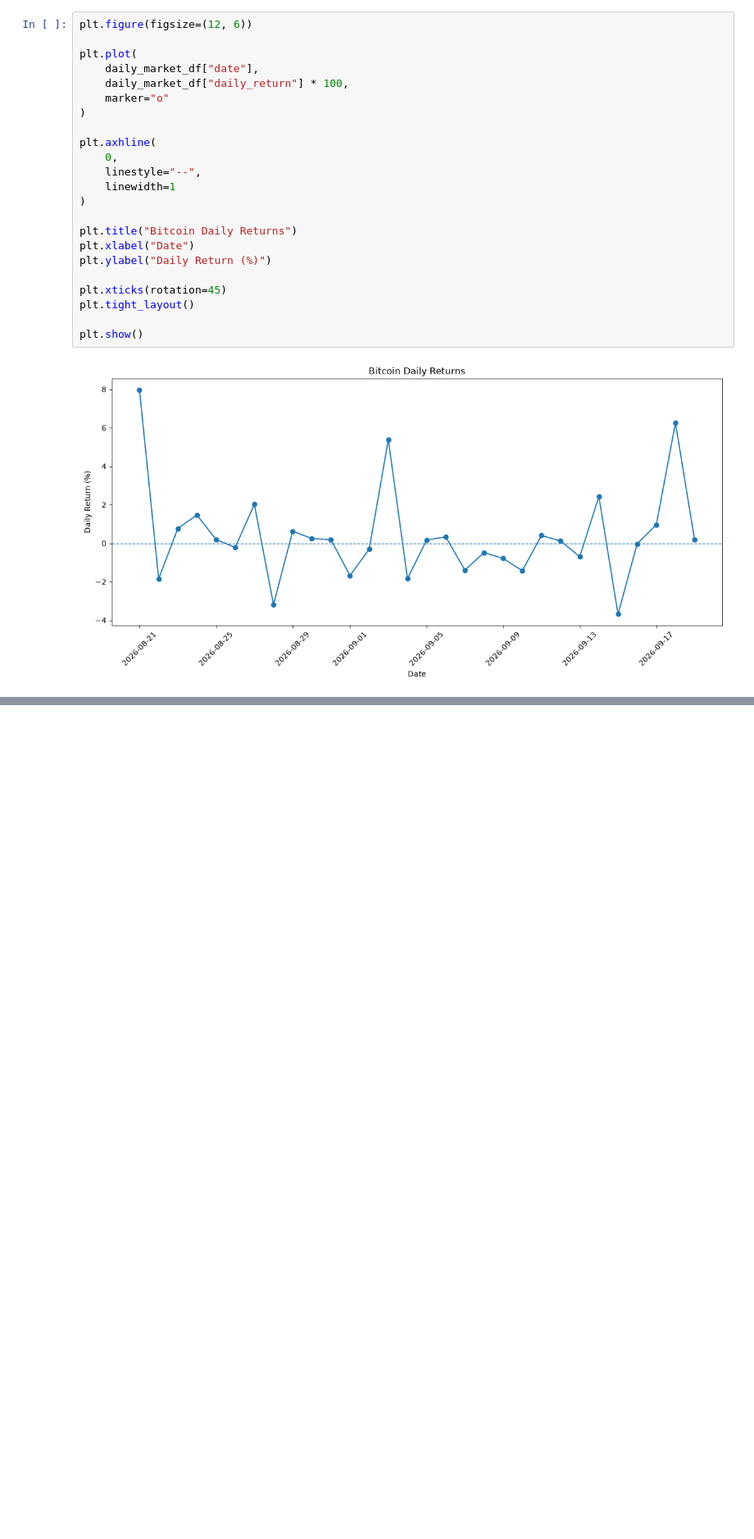
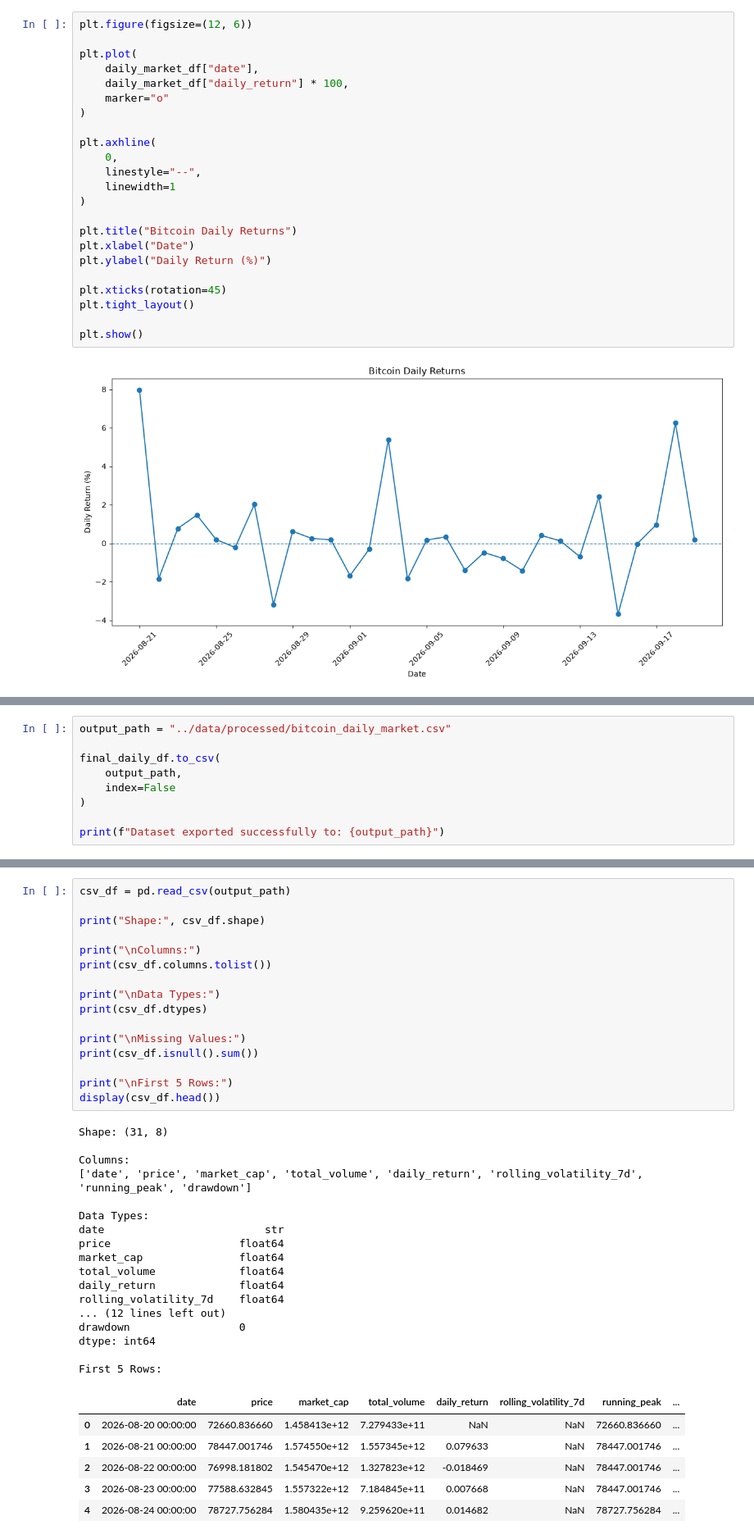
Before and after one commit to mohammadaminpeymanifar/crypto-market-analytics-dashboard, a Jupyter notebook: notebooks/01_data_collection.ipynb, the cells around one changed output, grey strips where cells are left out. Shown at 82% size. Saved outputs shown, nothing was run; the diff lists cells and outputs as text; blank space fills up the shorter version.

```diff
--- a/notebooks/01_data_collection.ipynb
+++ b/notebooks/01_data_collection.ipynb
@@ -908,0 +1094,9 @@ plt.show()
+# %%
+output_path = "../data/processed/bitcoin_daily_market.csv"
+
+final_daily_df.to_csv(
+    output_path,
+    index=False
+)
+
+print(f"Dataset exported successfully to: {output_path}")
@@ -908,0 +1117,40 @@ plt.show()
+# %%
+csv_df = pd.read_csv(output_path)
+
+print("Shape:", csv_df.shape)
+
+print("\nColumns:")
+print(csv_df.columns.tolist())
+
+print("\nData Types:")
+print(csv_df.dtypes)
+
+print("\nMissing Values:")
+print(csv_df.isnull().sum())
+
+print("\nFirst 5 Rows:")
+display(csv_df.head())
+# %% [output]
+Shape: (31, 8)
+
+Columns:
+['date', 'price', 'market_cap', 'total_volume', 'daily_return', 'rolling_volatility_7d', 'running_peak', 'drawdown']
+
+Data Types:
+date                         str
+price                    float64
+market_cap               float64
+total_volume             float64
+daily_return             float64
+rolling_volatility_7d    float64
+... (12 lines left out)
+drawdown                 0
+dtype: int64
+
+First 5 Rows:
+|  | date | price | market_cap | total_volume | daily_return | rolling_volatility_7d | running_peak | ... |
+| 0 | 2026-08-20 00:00:00 | 72660.836660 | 1.458413e+12 | 7.279433e+11 | NaN | NaN | 72660.836660 | ... |
+| 1 | 2026-08-21 00:00:00 | 78447.001746 | 1.574550e+12 | 1.557345e+12 | 0.079633 | NaN | 78447.001746 | ... |
+| 2 | 2026-08-22 00:00:00 | 76998.181802 | 1.545470e+12 | 1.327823e+12 | -0.018469 | NaN | 78447.001746 | ... |
+| 3 | 2026-08-23 00:00:00 | 77588.632845 | 1.557322e+12 | 7.184845e+11 | 0.007668 | NaN | 78447.001746 | ... |
+| 4 | 2026-08-24 00:00:00 | 78727.756284 | 1.580435e+12 | 9.259620e+11 | 0.014682 | NaN | 78727.756284 | ... |
```
Also changed, not shown: parts of 17 cells of this notebook, 1 other file.
